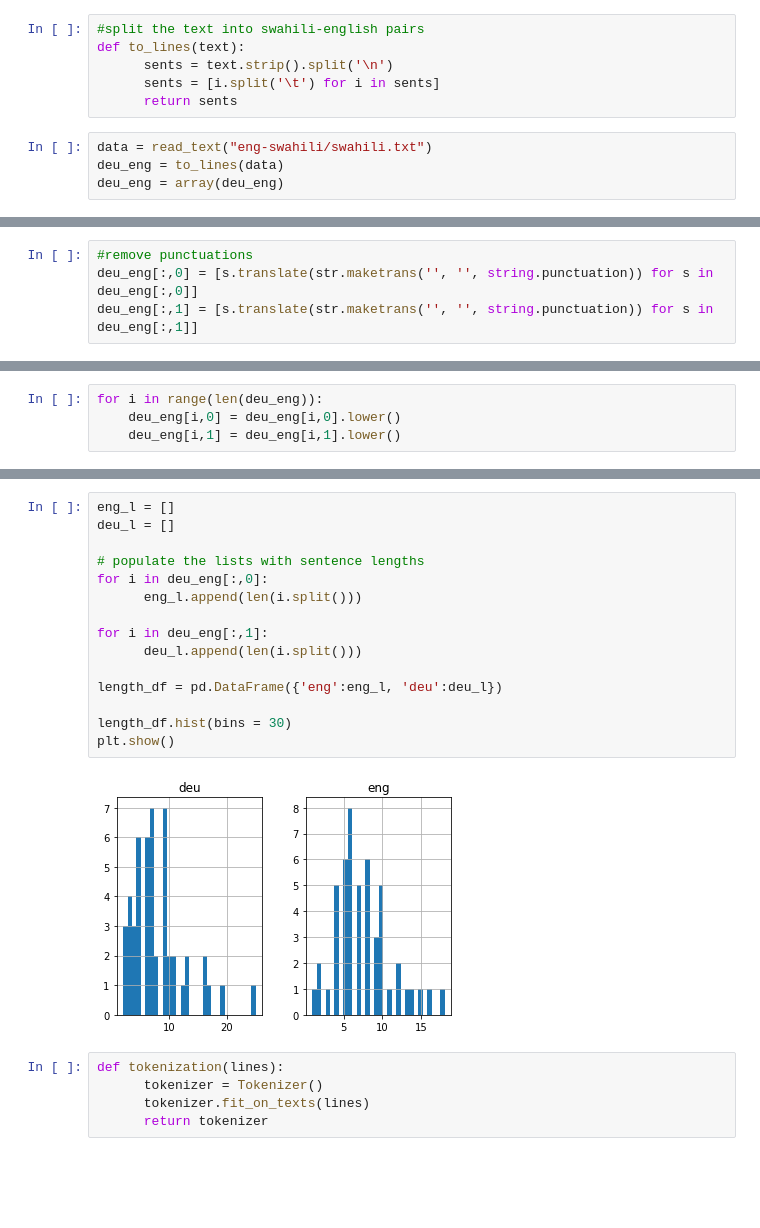
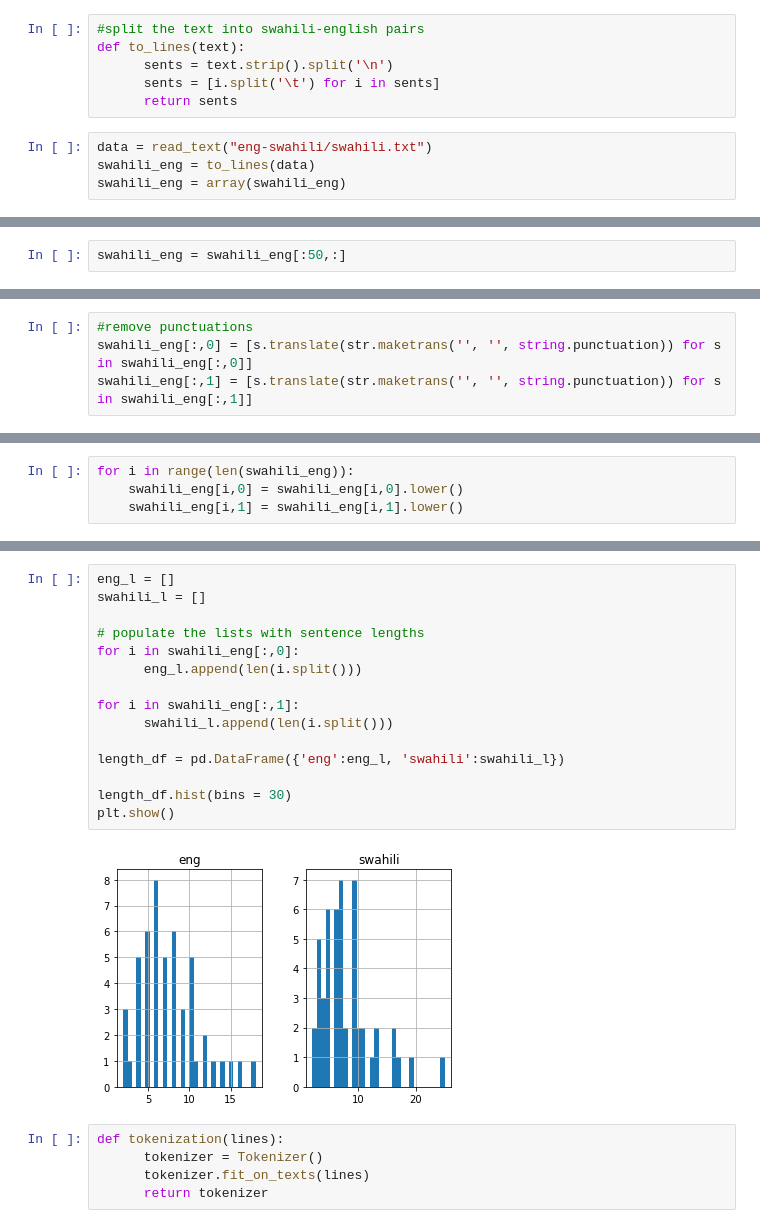
Before and after one commit to kesamercy/ROS-form-translation-model, a Jupyter notebook: ROS-neural-network.ipynb, the cells around one changed output, grey strips where cells are left out. Drawn from its saved outputs; the diff is of its cells as text; blank space fills up the shorter version.

```diff
--- a/ROS-neural-network.ipynb
+++ b/ROS-neural-network.ipynb
@@ -33,5 +33,5 @@ def to_lines(text):
       return sents
 # %%
 data = read_text("eng-swahili/swahili.txt")
-deu_eng = to_lines(data)
-deu_eng = array(deu_eng)
+swahili_eng = to_lines(data)
+swahili_eng = array(swahili_eng)
@@ -59,0 +38,2 @@ array([['Any recent chills, night sweats or fever?',
+# %%
+swahili_eng = swahili_eng[:50,:]
@@ -60,4 +60,4 @@ array([['Any recent chills, night sweats or fever?',
 # %%
 #remove punctuations
-deu_eng[:,0] = [s.translate(str.maketrans('', '', string.punctuation)) for s in deu_eng[:,0]]
-deu_eng[:,1] = [s.translate(str.maketrans('', '', string.punctuation)) for s in deu_eng[:,1]]
+swahili_eng[:,0] = [s.translate(str.maketrans('', '', string.punctuation)) for s in swahili_eng[:,0]]
+swahili_eng[:,1] = [s.translate(str.maketrans('', '', string.punctuation)) for s in swahili_eng[:,1]]
@@ -84,4 +84,4 @@ array([['Any recent chills night sweats or fever',
 # %%
-for i in range(len(deu_eng)):
-    deu_eng[i,0] = deu_eng[i,0].lower()
-    deu_eng[i,1] = deu_eng[i,1].lower()
+for i in range(len(swahili_eng)):
+    swahili_eng[i,0] = swahili_eng[i,0].lower()
+    swahili_eng[i,1] = swahili_eng[i,1].lower()
@@ -108,20 +108,20 @@ array([['any recent chills night sweats or fever',
 # %%
 eng_l = []
-deu_l = []
+swahili_l = []
 
 # populate the lists with sentence lengths
-for i in deu_eng[:,0]:
+for i in swahili_eng[:,0]:
       eng_l.append(len(i.split()))
 
-for i in deu_eng[:,1]:
-      deu_l.append(len(i.split()))
+for i in swahili_eng[:,1]:
+      swahili_l.append(len(i.split()))
 
-length_df = pd.DataFrame({'eng':eng_l, 'deu':deu_l})
+length_df = pd.DataFrame({'eng':eng_l, 'swahili':swahili_l})
 
 length_df.hist(bins = 30)
 plt.show()
 # %% [output]
-[figure, old version]
+[figure, new version]
 # %%
 def tokenization(lines):
       tokenizer = Tokenizer()
```
Also changed, not shown: parts of 15 cells of this notebook, 9 other files.
